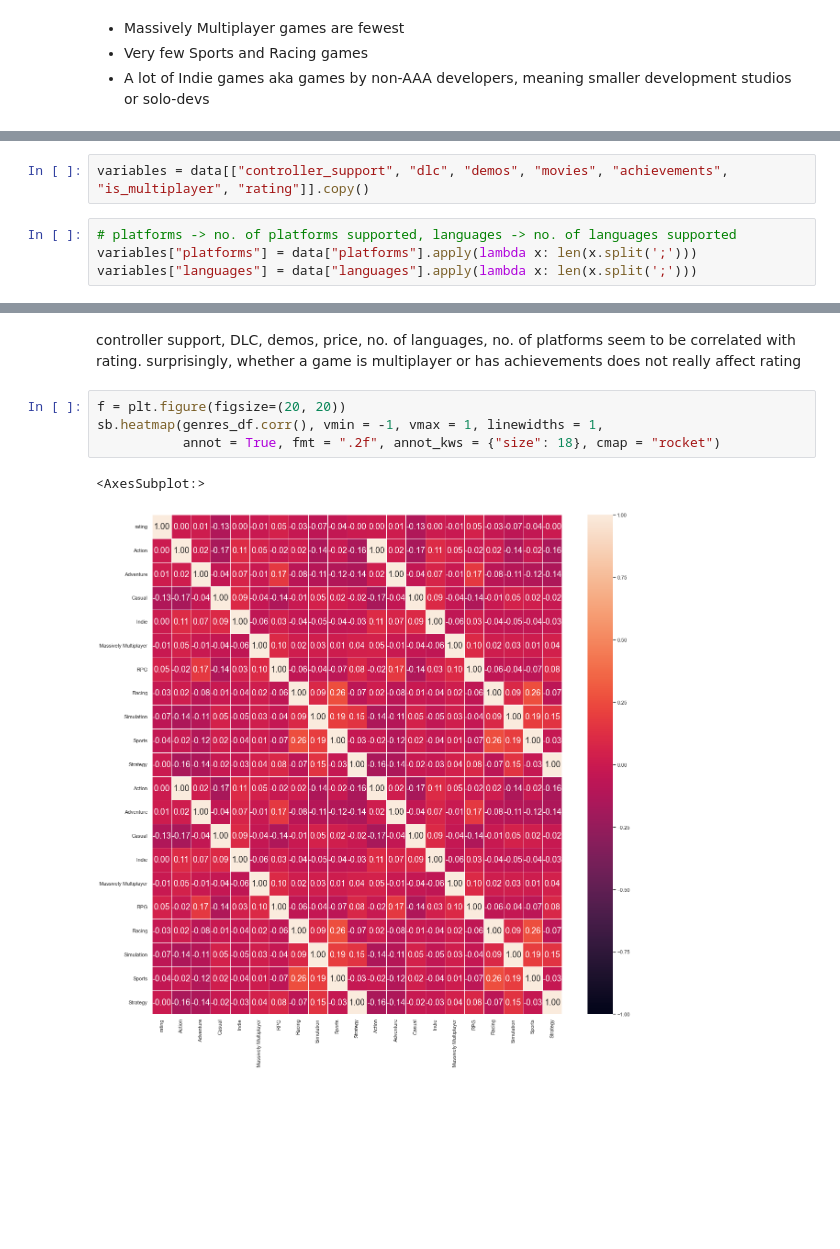
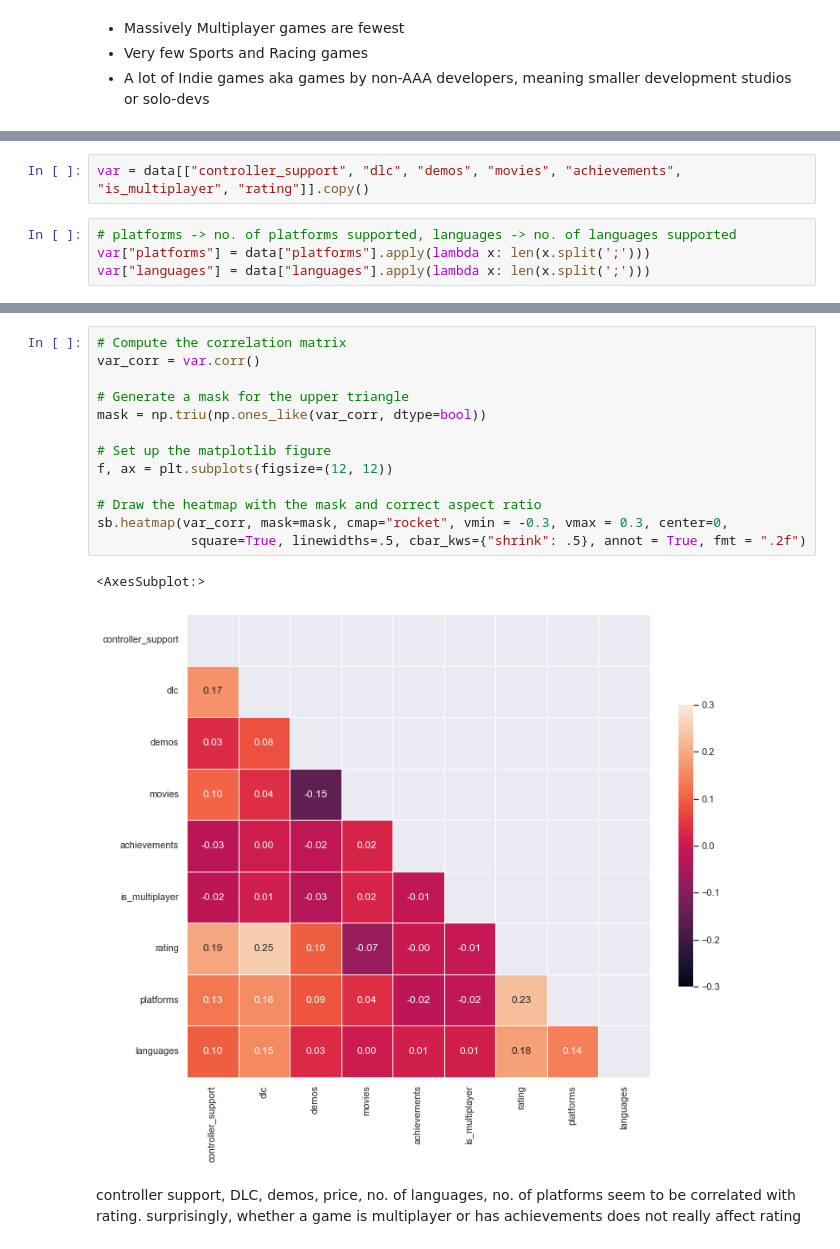
Before and after one commit to bryan9898/1015, a Jupyter notebook: steamdata/Steam Data - Exploratory Data Analysis.ipynb, the cells around one changed output, grey strips where cells are left out. Saved outputs shown, nothing was run; the diff lists cells and outputs as text; blank space fills up the shorter version.

```diff
--- a/steamdata/Steam Data - Exploratory Data Analysis.ipynb
+++ b/steamdata/Steam Data - Exploratory Data Analysis.ipynb
@@ -176,6 +206,6 @@ sb.jointplot(data = price_df, x = "initialprice", y = "rating", height = 10)
 # %%
-variables = data[["controller_support", "dlc", "demos", "movies", "achievements", "is_multiplayer", "rating"]].copy()
+var = data[["controller_support", "dlc", "demos", "movies", "achievements", "is_multiplayer", "rating"]].copy()
 # %%
 # platforms -> no. of platforms supported, languages -> no. of languages supported
-variables["platforms"] = data["platforms"].apply(lambda x: len(x.split(';')))
-variables["languages"] = data["languages"].apply(lambda x: len(x.split(';')))
+var["platforms"] = data["platforms"].apply(lambda x: len(x.split(';')))
+var["languages"] = data["languages"].apply(lambda x: len(x.split(';')))
@@ -189,9 +212,18 @@ sb.heatmap(variables.corr(), vmin = -1, vmax = 1, linewidths = 1,
+# %%
+# Compute the correlation matrix
+var_corr = var.corr()
+
+# Generate a mask for the upper triangle
+mask = np.triu(np.ones_like(var_corr, dtype=bool))
+
+# Set up the matplotlib figure
+f, ax = plt.subplots(figsize=(12, 12))
+
+# Draw the heatmap with the mask and correct aspect ratio
+sb.heatmap(var_corr, mask=mask, cmap="rocket", vmin = -0.3, vmax = 0.3, center=0,
+            square=True, linewidths=.5, cbar_kws={"shrink": .5}, annot = True, fmt = ".2f")
+# %% [output]
+<AxesSubplot:>
+[figure, added]
 # %% [markdown]
 controller support, DLC, demos, price, no. of languages, no. of platforms seem to be correlated with rating. surprisingly, whether a game is multiplayer or has achievements does not really affect rating
-# %%
-f = plt.figure(figsize=(20, 20))
-sb.heatmap(genres_df.corr(), vmin = -1, vmax = 1, linewidths = 1,
-           annot = True, fmt = ".2f", annot_kws = {"size": 18}, cmap = "rocket")
-# %% [output]
-<AxesSubplot:>
-[figure, removed]
```
Also changed, not shown: parts of 13 cells of this notebook.
